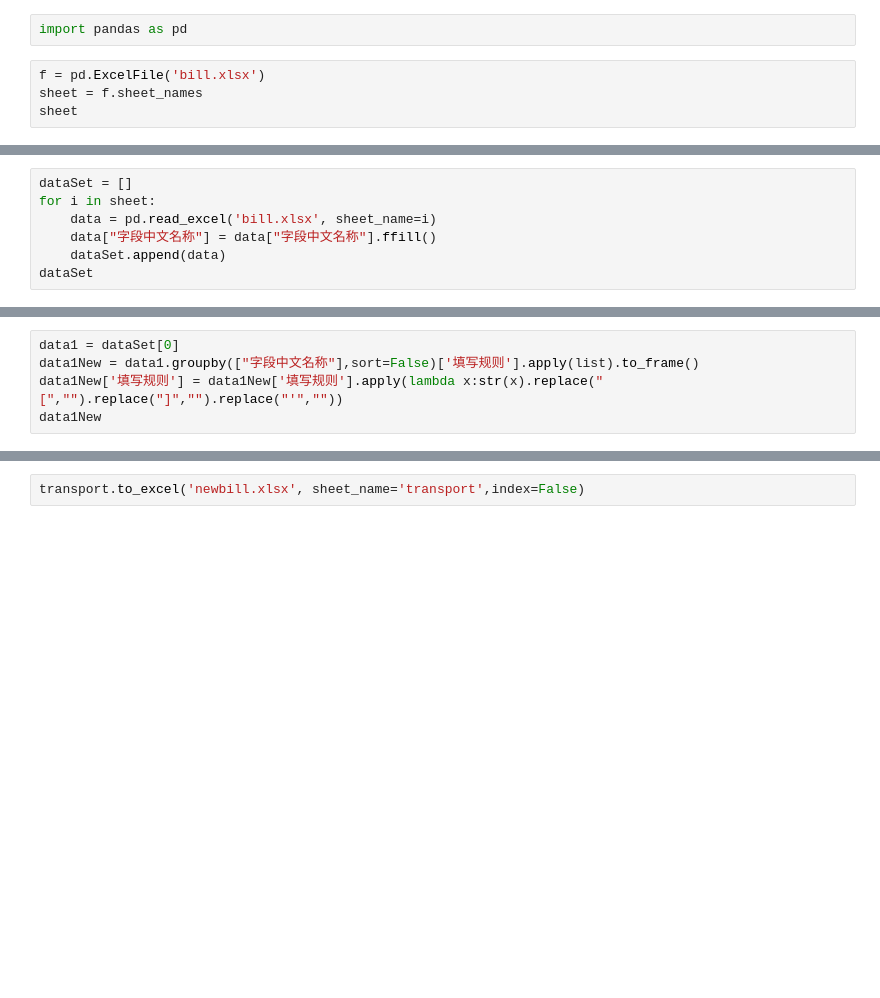
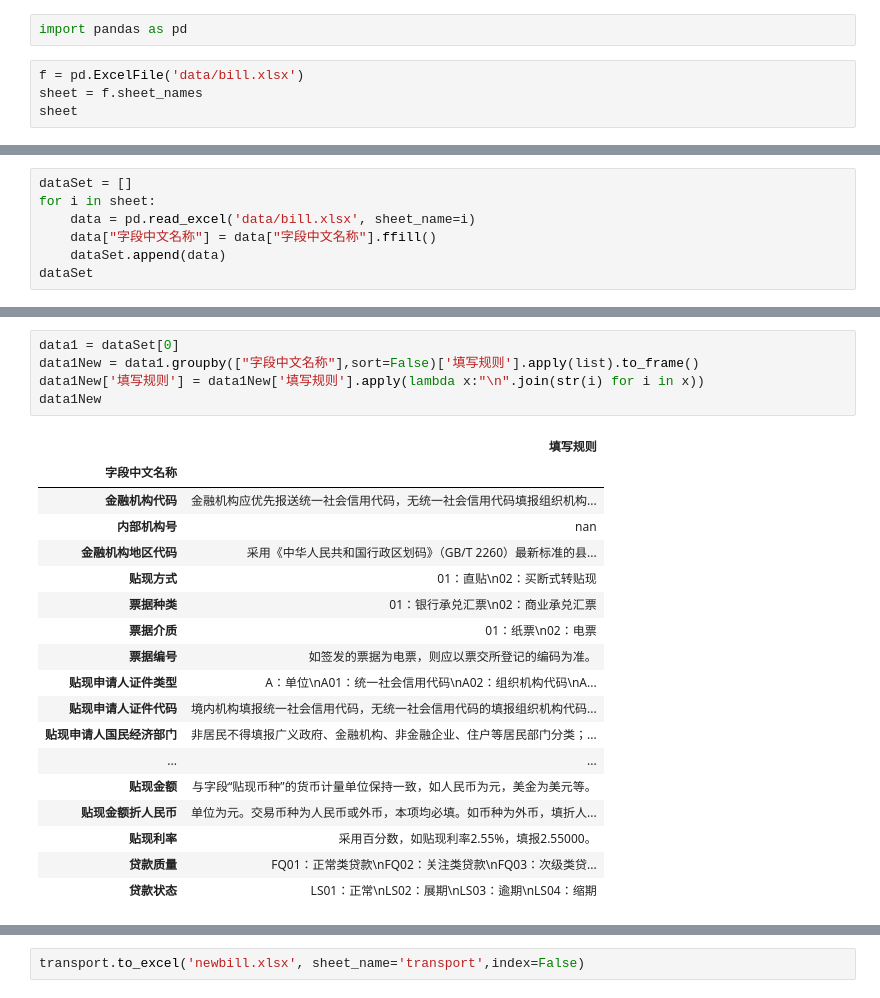
Before and after one commit to MrBeike/templateMaker, a Jupyter notebook: bill.ipynb, the cells around one changed output, grey strips where cells are left out. Saved outputs shown, nothing was run; the diff lists cells and outputs as text; blank space fills up the shorter version.

```diff
--- a/bill.ipynb
+++ b/bill.ipynb
@@ -1,6 +1,6 @@
 # %%
 import pandas as pd
 # %%
-f = pd.ExcelFile('bill.xlsx')
+f = pd.ExcelFile('data/bill.xlsx')
 sheet = f.sheet_names
 sheet
@@ -7,7 +9,7 @@ sheet
 # %%
 dataSet = []
 for i in sheet:
-    data = pd.read_excel('bill.xlsx', sheet_name=i)
+    data = pd.read_excel('data/bill.xlsx', sheet_name=i)
     data["字段中文名称"] = data["字段中文名称"].ffill()
     dataSet.append(data)
 dataSet
@@ -14,7 +34,26 @@ dataSet
 # %%
 data1 = dataSet[0]
 data1New = data1.groupby(["字段中文名称"],sort=False)['填写规则'].apply(list).to_frame()
-data1New['填写规则'] = data1New['填写规则'].apply(lambda x:str(x).replace("[","").replace("]","").replace("'",""))
+data1New['填写规则'] = data1New['填写规则'].apply(lambda x:"\n".join(str(i) for i in x))
 data1New
+# %% [output]
+|  | 填写规则 |
+| 字段中文名称 |  |
+| 金融机构代码 | 金融机构应优先报送统一社会信用代码，无统一社会信用代码填报组织机构... |
+| 内部机构号 | nan |
+| 金融机构地区代码 | 采用《中华人民共和国行政区划码》（GB/T 2260）最新标准的县... |
+| 贴现方式 | 01：直贴\n02：买断式转贴现 |
+| 票据种类 | 01：银行承兑汇票\n02：商业承兑汇票 |
+| 票据介质 | 01：纸票\n02：电票 |
+| 票据编号 | 如签发的票据为电票，则应以票交所登记的编码为准。 |
+| 贴现申请人证件类型 | A：单位\nA01：统一社会信用代码\nA02：组织机构代码\nA... |
+| 贴现申请人证件代码 | 境内机构填报统一社会信用代码，无统一社会信用代码的填报组织机构代码... |
+| 贴现申请人国民经济部门 | 非居民不得填报广义政府、金融机构、非金融企业、住户等居民部门分类；... |
+| ... | ... |
+| 贴现金额 | 与字段“贴现币种”的货币计量单位保持一致，如人民币为元，美金为美元等。 |
+| 贴现金额折人民币 | 单位为元。交易币种为人民币或外币，本项均必填。如币种为外币，填折人... |
+| 贴现利率 | 采用百分数，如贴现利率2.55%，填报2.55000。 |
+| 贷款质量 | FQ01：正常类贷款\nFQ02：关注类贷款\nFQ03：次级类贷... |
+| 贷款状态 | LS01：正常\nLS02：展期\nLS03：逾期\nLS04：缩期 |
 # %%
 transport = data1New.T
```
Also changed, not shown: parts of 5 cells of this notebook, 7 other files.
